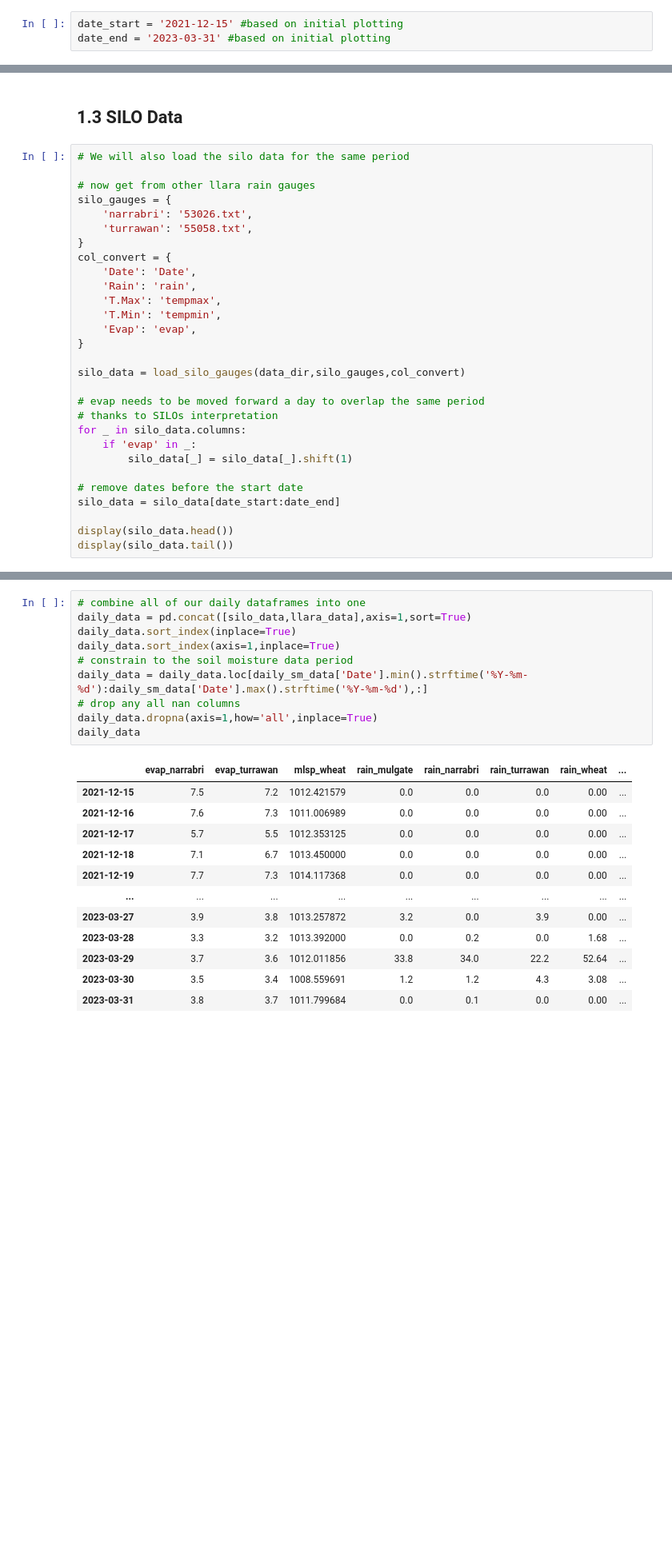
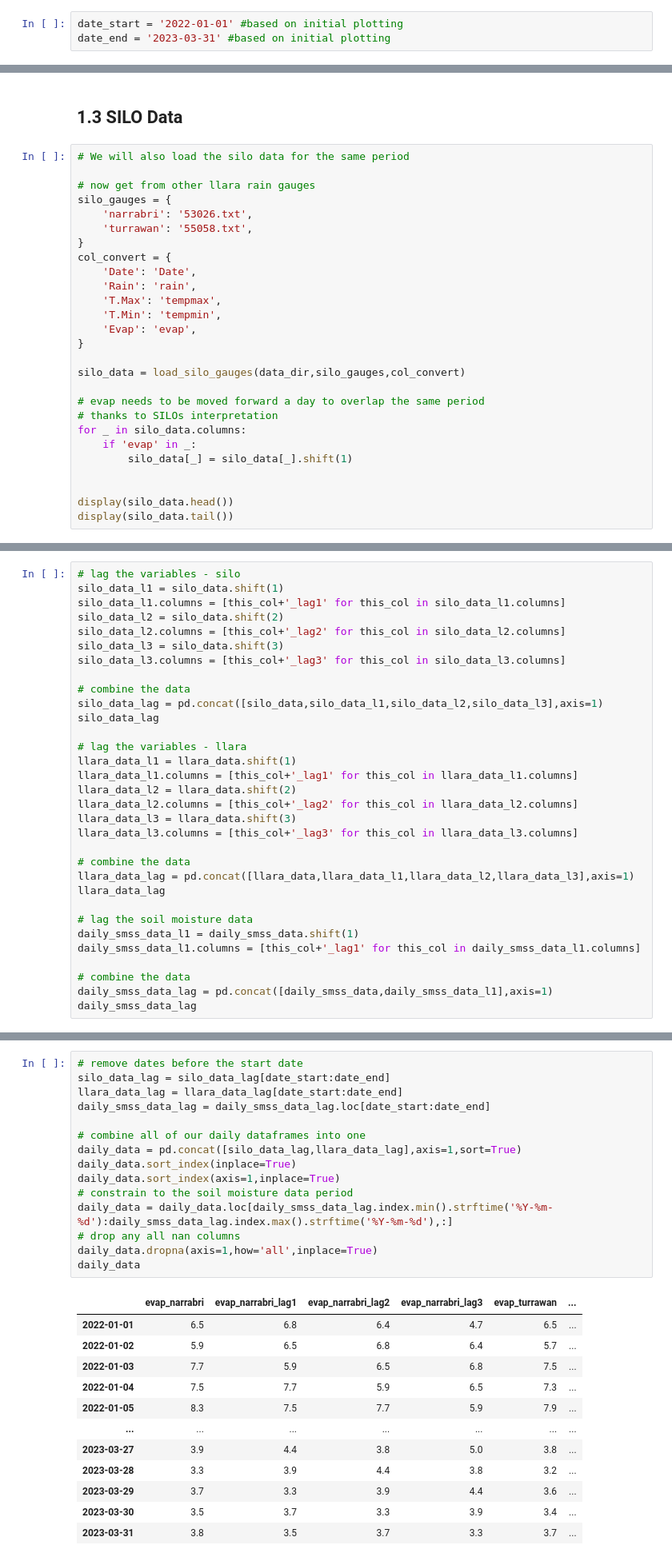
Before and after one commit to dare-centre/DDC-I, a Jupyter notebook: 00_Data_Preprocessing.ipynb, the cells around one changed output, grey strips where cells are left out. Shown at 80% size. Cells and saved outputs as stored; diff of their text form; blank space fills up the shorter version.

Commit message:
First run through with x/y data

```diff
--- a/00_Data_Preprocessing.ipynb
+++ b/00_Data_Preprocessing.ipynb
@@ -41,7 +40,7 @@ from functions.preprocessing import (
 ## 1 Load the data
 Briefly look at the contents and structure of the data.
 # %%
-date_start = '2021-12-15' #based on initial plotting
+date_start = '2022-01-01' #based on initial plotting
 date_end = '2023-03-31' #based on initial plotting
 # %% [markdown]
 ## 1.1 Soil Moisture Data
@@ -194,8 +178,6 @@ for _ in silo_data.columns:
     if 'evap' in _:
         silo_data[_] = silo_data[_].shift(1)
 
-# remove dates before the start date
-silo_data = silo_data[date_start:date_end]
 
 display(silo_data.head())
 display(silo_data.tail())
@@ -345,0 +326,32 @@ Number of NaNs: 0 for evap_turrawan
+# %%
+# lag the variables - silo
+silo_data_l1 = silo_data.shift(1)
+silo_data_l1.columns = [this_col+'_lag1' for this_col in silo_data_l1.columns]
+silo_data_l2 = silo_data.shift(2)
+silo_data_l2.columns = [this_col+'_lag2' for this_col in silo_data_l2.columns]
+silo_data_l3 = silo_data.shift(3)
+silo_data_l3.columns = [this_col+'_lag3' for this_col in silo_data_l3.columns]
+
+# combine the data
+silo_data_lag = pd.concat([silo_data,silo_data_l1,silo_data_l2,silo_data_l3],axis=1)
+silo_data_lag
+
+# lag the variables - llara
+llara_data_l1 = llara_data.shift(1)
+llara_data_l1.columns = [this_col+'_lag1' for this_col in llara_data_l1.columns]
+llara_data_l2 = llara_data.shift(2)
+llara_data_l2.columns = [this_col+'_lag2' for this_col in llara_data_l2.columns]
+llara_data_l3 = llara_data.shift(3)
+llara_data_l3.columns = [this_col+'_lag3' for this_col in llara_data_l3.columns]
+
+# combine the data
+llara_data_lag = pd.concat([llara_data,llara_data_l1,llara_data_l2,llara_data_l3],axis=1)
+llara_data_lag
+
+# lag the soil moisture data
+daily_smss_data_l1 = daily_smss_data.shift(1)
+daily_smss_data_l1.columns = [this_col+'_lag1' for this_col in daily_smss_data_l1.columns]
+
+# combine the data
+daily_smss_data_lag = pd.concat([daily_smss_data,daily_smss_data_l1],axis=1)
+daily_smss_data_lag
@@ -346,23 +375,28 @@ Number of NaNs: 0 for evap_turrawan
 # %%
+# remove dates before the start date
+silo_data_lag = silo_data_lag[date_start:date_end]
+llara_data_lag = llara_data_lag[date_start:date_end]
+daily_smss_data_lag = daily_smss_data_lag.loc[date_start:date_end]
+
 # combine all of our daily dataframes into one
-daily_data = pd.concat([silo_data,llara_data],axis=1,sort=True)
+daily_data = pd.concat([silo_data_lag,llara_data_lag],axis=1,sort=True)
 daily_data.sort_index(inplace=True)
 daily_data.sort_index(axis=1,inplace=True)
 # constrain to the soil moisture data period
-daily_data = daily_data.loc[daily_sm_data['Date'].min().strftime('%Y-%m-%d'):daily_sm_data['Date'].max().strftime('%Y-%m-%d'),:]
+daily_data = daily_data.loc[daily_smss_data_lag.index.min().strftime('%Y-%m-%d'):daily_smss_data_lag.index.max().strftime('%Y-%m-%d'),:]
 # drop any all nan columns
 daily_data.dropna(axis=1,how='all',inplace=True)
 daily_data
 # %% [output]
-|  | evap_narrabri | evap_turrawan | mlsp_wheat | rain_mulgate | rain_narrabri | rain_turrawan | rain_wheat | ... |
-| 2021-12-15 | 7.5 | 7.2 | 1012.421579 | 0.0 | 0.0 | 0.0 | 0.00 | ... |
-| 2021-12-16 | 7.6 | 7.3 | 1011.006989 | 0.0 | 0.0 | 0.0 | 0.00 | ... |
-| 2021-12-17 | 5.7 | 5.5 | 1012.353125 | 0.0 | 0.0 | 0.0 | 0.00 | ... |
-| 2021-12-18 | 7.1 | 6.7 | 1013.450000 | 0.0 | 0.0 | 0.0 | 0.00 | ... |
-| 2021-12-19 | 7.7 | 7.3 | 1014.117368 | 0.0 | 0.0 | 0.0 | 0.00 | ... |
-| ... | ... | ... | ... | ... | ... | ... | ... | ... |
-| 2023-03-27 | 3.9 | 3.8 | 1013.257872 | 3.2 | 0.0 | 3.9 | 0.00 | ... |
-| 2023-03-28 | 3.3 | 3.2 | 1013.392000 | 0.0 | 0.2 | 0.0 | 1.68 | ... |
-| 2023-03-29 | 3.7 | 3.6 | 1012.011856 | 33.8 | 34.0 | 22.2 | 52.64 | ... |
-| 2023-03-30 | 3.5 | 3.4 | 1008.559691 | 1.2 | 1.2 | 4.3 | 3.08 | ... |
-| 2023-03-31 | 3.8 | 3.7 | 1011.799684 | 0.0 | 0.1 | 0.0 | 0.00 | ... |
+|  | evap_narrabri | evap_narrabri_lag1 | evap_narrabri_lag2 | evap_narrabri_lag3 | evap_turrawan | ... |
+| 2022-01-01 | 6.5 | 6.8 | 6.4 | 4.7 | 6.5 | ... |
+| 2022-01-02 | 5.9 | 6.5 | 6.8 | 6.4 | 5.7 | ... |
+| 2022-01-03 | 7.7 | 5.9 | 6.5 | 6.8 | 7.5 | ... |
+| 2022-01-04 | 7.5 | 7.7 | 5.9 | 6.5 | 7.3 | ... |
+| 2022-01-05 | 8.3 | 7.5 | 7.7 | 5.9 | 7.9 | ... |
+| ... | ... | ... | ... | ... | ... | ... |
+| 2023-03-27 | 3.9 | 4.4 | 3.8 | 5.0 | 3.8 | ... |
+| 2023-03-28 | 3.3 | 3.9 | 4.4 | 3.8 | 3.2 | ... |
+| 2023-03-29 | 3.7 | 3.3 | 3.9 | 4.4 | 3.6 | ... |
+| 2023-03-30 | 3.5 | 3.7 | 3.3 | 3.9 | 3.4 | ... |
+| 2023-03-31 | 3.8 | 3.5 | 3.7 | 3.3 | 3.7 | ... |
```
Also changed, not shown: parts of 17 cells of this notebook, 4 other files.
